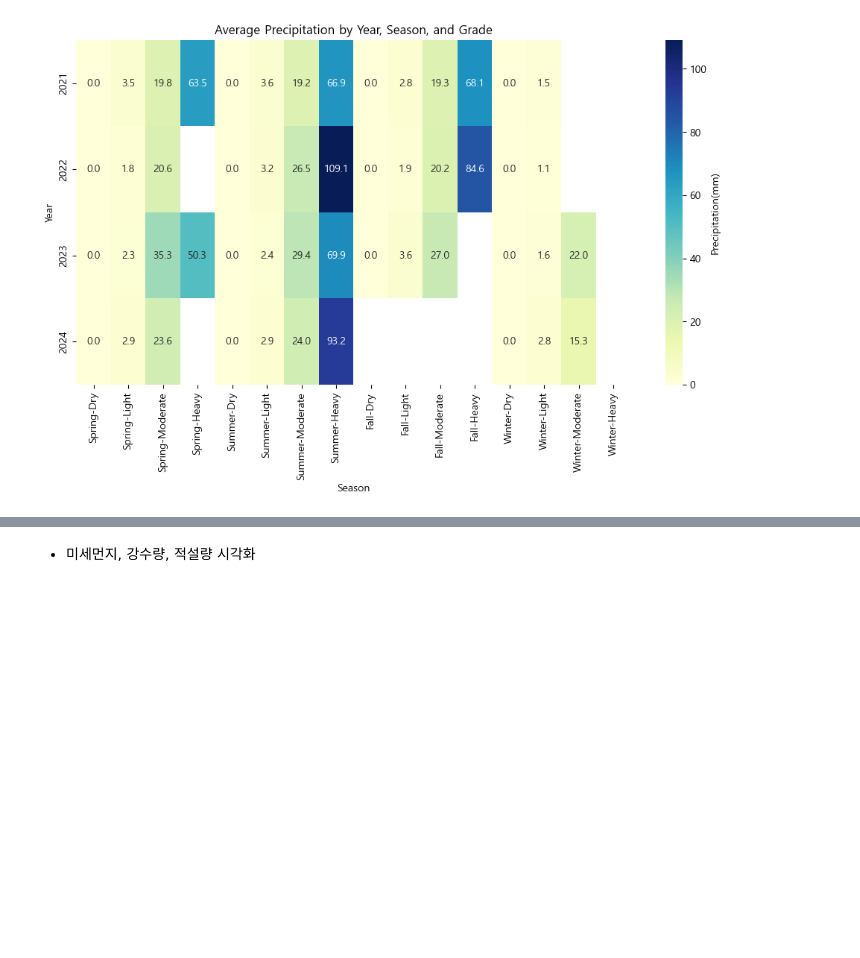
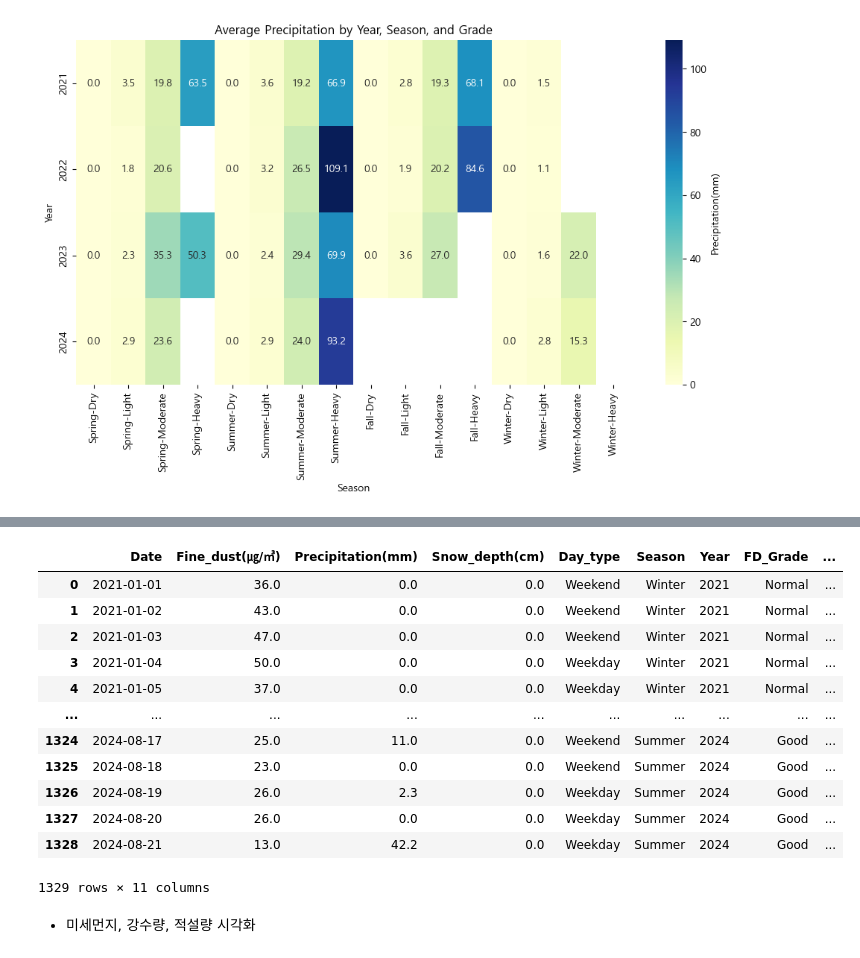
Before and after one commit to mini-project-y/1st_mini_project, a Jupyter notebook: Yuri/p_analysis_Rain_Snow.ipynb, the cells around one changed output, grey strips where cells are left out. Drawn from its saved outputs; the diff is of its cells as text; code cells hidden in the pictures; blank space fills up the shorter version.

```diff
--- a/Yuri/p_analysis_Rain_Snow.ipynb
+++ b/Yuri/p_analysis_Rain_Snow.ipynb
@@ -1241,3 +1246,19 @@ plt.show()
+# %%
+m_df
+# %% [output]
+|  | Date | Fine_dust(㎍/㎥) | Precipitation(mm) | Snow_depth(cm) | Day_type | Season | Year | FD_Grade | ... |
+| 0 | 2021-01-01 | 36.0 | 0.0 | 0.0 | Weekend | Winter | 2021 | Normal | ... |
+| 1 | 2021-01-02 | 43.0 | 0.0 | 0.0 | Weekend | Winter | 2021 | Normal | ... |
+| 2 | 2021-01-03 | 47.0 | 0.0 | 0.0 | Weekend | Winter | 2021 | Normal | ... |
+| 3 | 2021-01-04 | 50.0 | 0.0 | 0.0 | Weekday | Winter | 2021 | Normal | ... |
+| 4 | 2021-01-05 | 37.0 | 0.0 | 0.0 | Weekday | Winter | 2021 | Normal | ... |
+| ... | ... | ... | ... | ... | ... | ... | ... | ... | ... |
+| 1324 | 2024-08-17 | 25.0 | 11.0 | 0.0 | Weekend | Summer | 2024 | Good | ... |
+| 1325 | 2024-08-18 | 23.0 | 0.0 | 0.0 | Weekend | Summer | 2024 | Good | ... |
+| 1326 | 2024-08-19 | 26.0 | 2.3 | 0.0 | Weekday | Summer | 2024 | Good | ... |
+| 1327 | 2024-08-20 | 26.0 | 0.0 | 0.0 | Weekday | Summer | 2024 | Good | ... |
+| 1328 | 2024-08-21 | 13.0 | 42.2 | 0.0 | Weekday | Summer | 2024 | Good | ... |
+1329 rows × 11 columns
 # %% [markdown]
 - 미세먼지, 강수량, 적설량 시각화
 # %%
```
Also changed, not shown: parts of 14 cells of this notebook, 2 other files.
